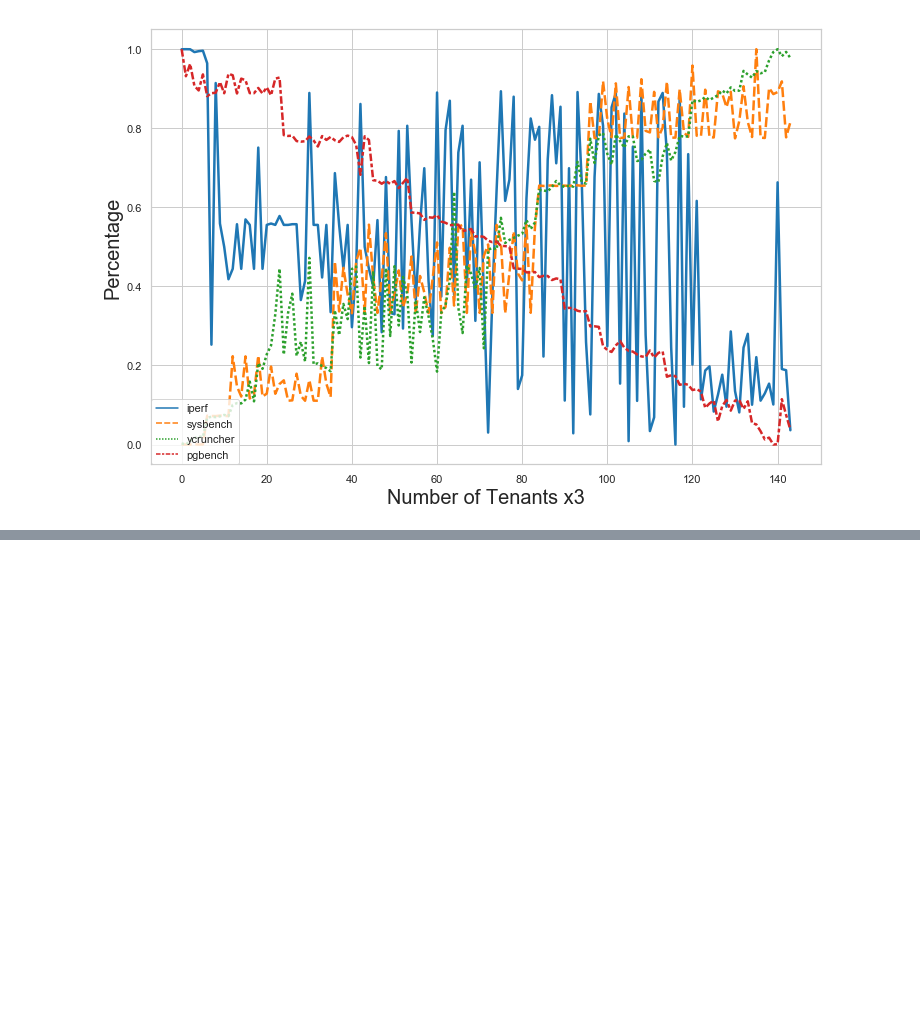
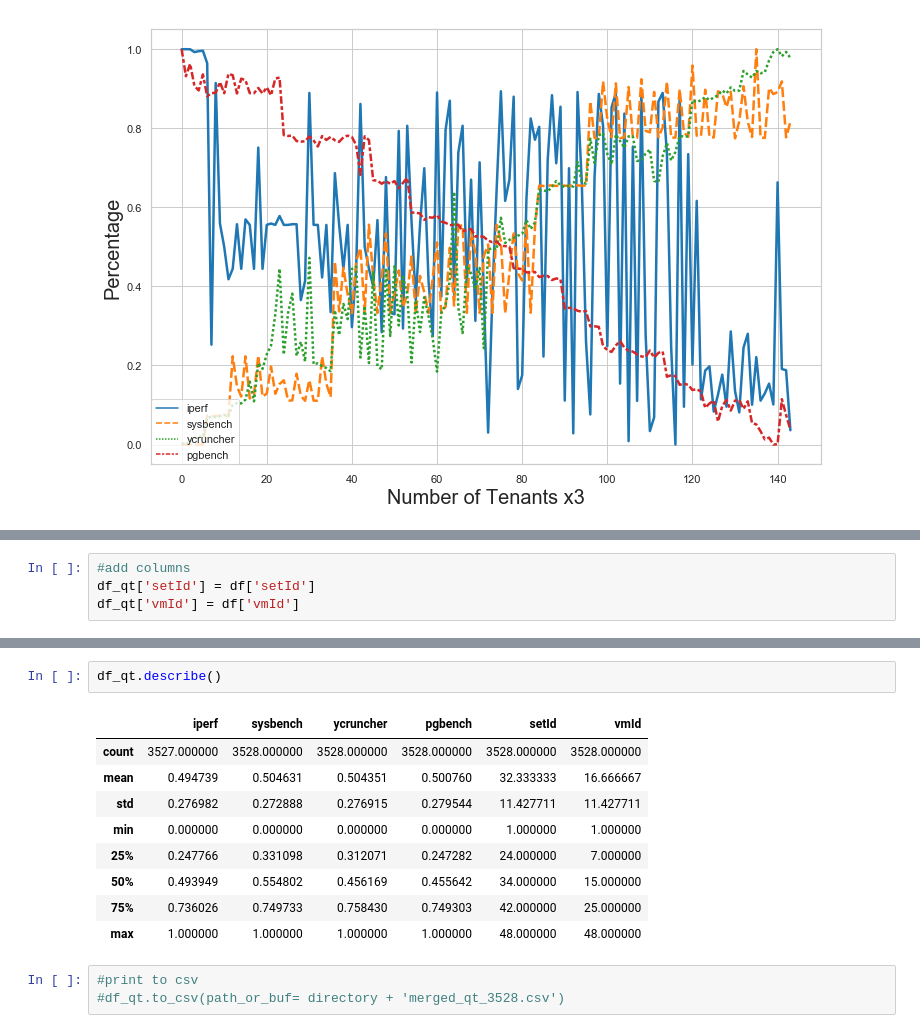
Before and after one commit to delvinuw/IaaSCloudResourceContention, a Jupyter notebook: modeldata/m5d/Normalize Merged.csv.ipynb, the cells around one changed output, grey strips where cells are left out. Saved outputs shown, nothing was run; the diff lists cells and outputs as text; blank space fills up the shorter version.

```diff
--- a/modeldata/m5d/Normalize Merged.csv.ipynb
+++ b/modeldata/m5d/Normalize Merged.csv.ipynb
@@ -504,0 +594,4 @@ df_qt.to_csv(path_or_buf= directory + 'merged_qt.csv')
+# %%
+#add columns
+df_qt['setId'] = df['setId']
+df_qt['vmId'] = df['vmId']
@@ -504,0 +607,15 @@ df_qt.to_csv(path_or_buf= directory + 'merged_qt.csv')
+# %%
+df_qt.describe()
+# %% [output]
+|  | iperf | sysbench | ycruncher | pgbench | setId | vmId |
+| count | 3527.000000 | 3528.000000 | 3528.000000 | 3528.000000 | 3528.000000 | 3528.000000 |
+| mean | 0.494739 | 0.504631 | 0.504351 | 0.500760 | 32.333333 | 16.666667 |
+| std | 0.276982 | 0.272888 | 0.276915 | 0.279544 | 11.427711 | 11.427711 |
+| min | 0.000000 | 0.000000 | 0.000000 | 0.000000 | 1.000000 | 1.000000 |
+| 25% | 0.247766 | 0.331098 | 0.312071 | 0.247282 | 24.000000 | 7.000000 |
+| 50% | 0.493949 | 0.554802 | 0.456169 | 0.455642 | 34.000000 | 15.000000 |
+| 75% | 0.736026 | 0.749733 | 0.758430 | 0.749303 | 42.000000 | 25.000000 |
+| max | 1.000000 | 1.000000 | 1.000000 | 1.000000 | 48.000000 | 48.000000 |
+# %%
+#print to csv
+#df_qt.to_csv(path_or_buf= directory + 'merged_qt_3528.csv')
```
Also changed, not shown: parts of 14 cells of this notebook, 14 other files.
